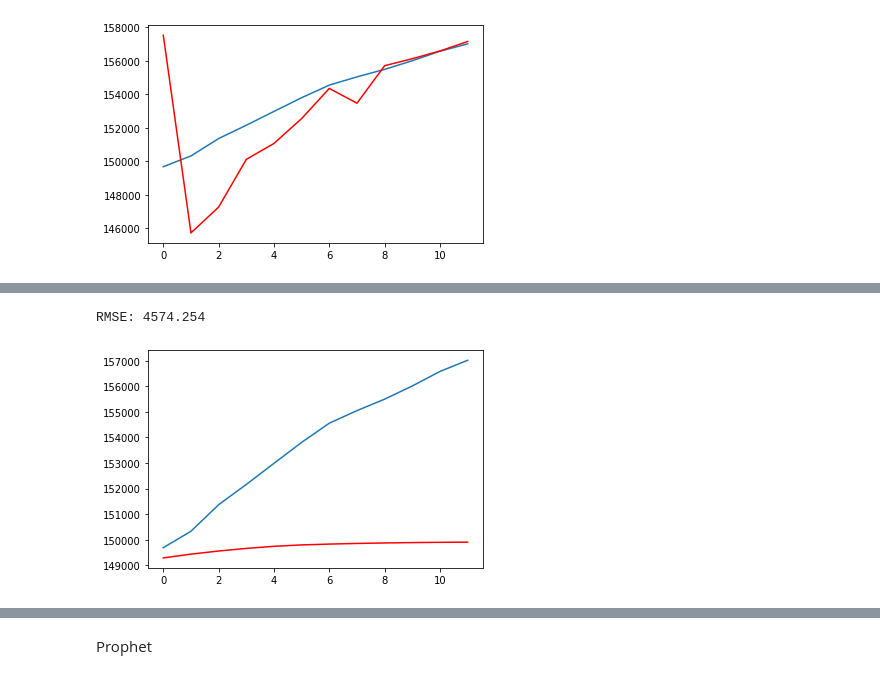
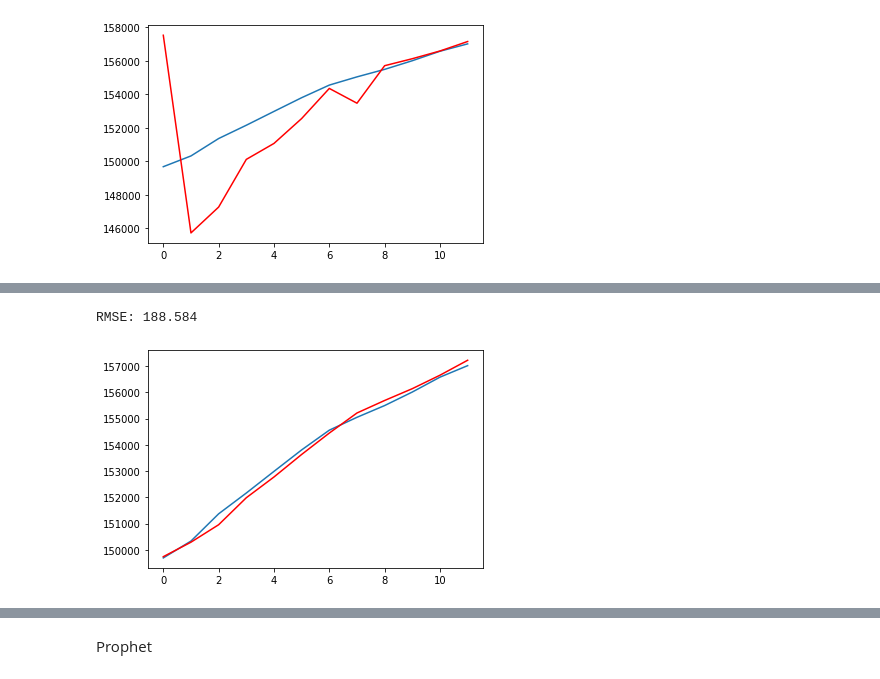
Before and after one commit to vksyr/IST718, a Jupyter notebook: Lab2.ipynb, the cells around one changed output, grey strips where cells are left out. Cells and saved outputs as stored; diff of their text form; code cells hidden in the pictures.

```diff
--- a/Lab2.ipynb
+++ b/Lab2.ipynb
@@ -105,13 +128,0 @@ TypeError: ignored
-# %%
-# Is stationary? Run AD FUller -> NO, p-value > .05
-X = df['zip_median'].values
-X = X.astype('float32')
-
-result = adfuller(X)
-
-print('ADF Statistic: %f' % result[0])
-print('p-value: %f' % result[1])
-print('Critical Values:')
-
-for key, value in result[4].items():
-	print('\t%s: %.3f' % (key, value))
@@ -124,0 +163,4 @@ Critical Values:
+# %%
+# convert df's to ROI
+zip_median_df = pd.DataFrame(data = all_homes['zip_median'].values, index = df['zip_median'].index, columns=['value'])
+zip_median_roi2, zip_median_roi5, zip_median_roi10 = calculate_gain(zip_median_df)
@@ -125 +199,7 @@ Critical Values:
+# %%
+# DOL Employment
+# https://beta.bls.gov/dataViewer/view/timeseries/CES0000000001;jsessionid=542AB1B7EFC43613AD715045DF37B0B6
+employ = pd.read_csv('https://github.com/vksyr/IST718/raw/master/DOL_empl.csv')
+employ = employ[3:]  # remove first 3 months not in the main housing dataset
+employ = pd.DataFrame(data=employ['Value'].values, index=zip_median_df.index, columns=['value'])
 # %%
@@ -366,8 +517,3 @@ Dept of Labor Employment Dataset
-# %%
-# DOL Employment
-# https://beta.bls.gov/dataViewer/view/timeseries/CES0000000001;jsessionid=542AB1B7EFC43613AD715045DF37B0B6
-employ = pd.read_csv('/content/DOL_empl.csv')
-employ = employ[3:]  # remove first 3 months not in the main housing dataset
 # %%
 # merge employment data to main df
 df['Natl_empl'] = list(employ['Value'])
@@ -448,13 +575,18 @@ for i in range(len(test)):
 # %%
 # report performance
-mse = mean_squared_error(test['zip_median'].values, predictions.values)
+mse = mean_squared_error(test['zip_median'].values, predictions)
 rmse = sqrt(mse)
 print('RMSE: %.3f' % rmse)
 
+# SARIMAX (6, 1, 0), trend = 'n', w/ exog  --> RMSE: 192.517
+# SARIMAX (6, 1, 0), trend = 'c', w/ exog  --> RMSE: 192.517
+# SARIMAX (6, 1, 0), trend = 'ct', w/ exog --> RMSE: 193.963
+# SARIMAX (6, 1, 0), trend = 't', w/ exog  --> RMSE: 188.584, no exog: RMSE: 188.673
+
 # plot
 pyplot.plot(test['zip_median'].values)
-pyplot.plot(predictions.values, color='red')
+pyplot.plot(predictions, color='red')
 pyplot.show()
 # %% [output]
-RMSE: 4574.254
+RMSE: 188.584
-[figure, old version]
+[figure, new version]
```
Also changed, not shown: parts of 29 cells of this notebook.
